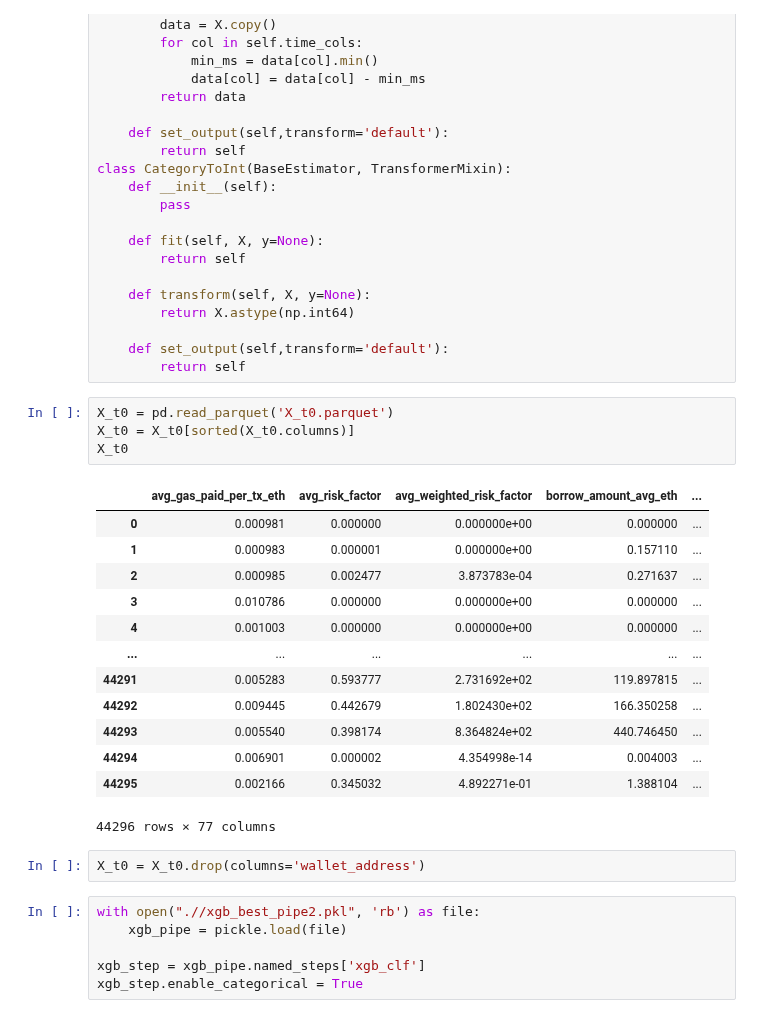
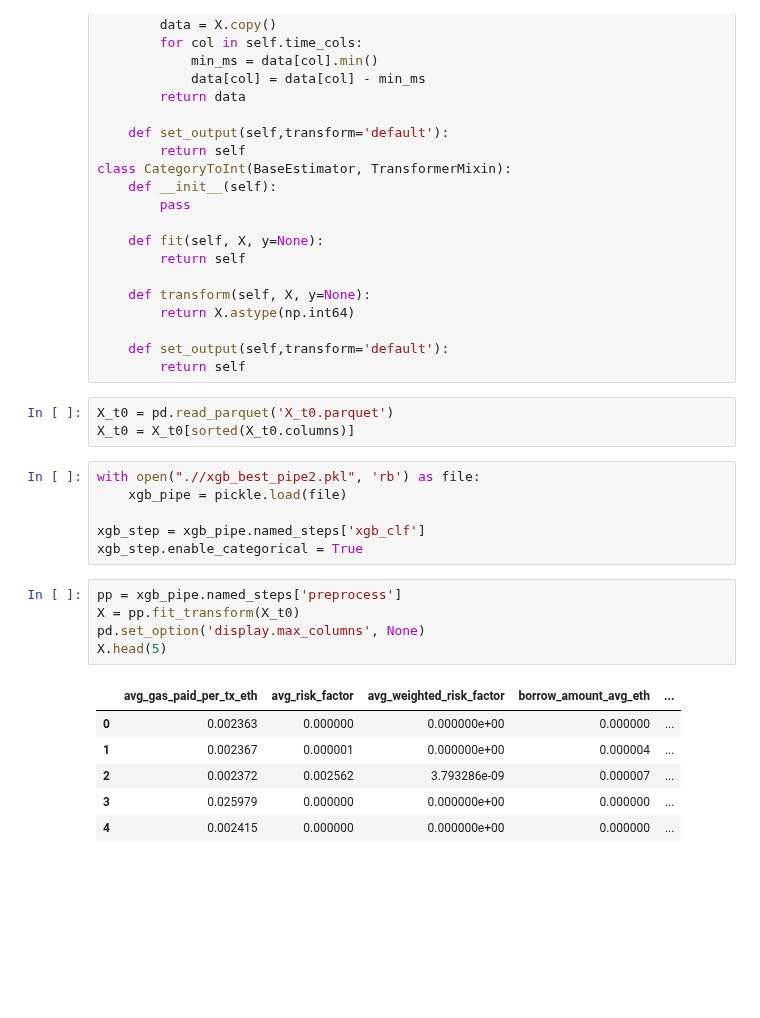
Before and after one commit to carinunez/Labs_MDS, a Jupyter notebook: proyecto_lab/shap.ipynb, the cells around one changed output. Saved outputs shown, nothing was run; the diff lists cells and outputs as text; blank space fills up the shorter version.

```diff
--- a/proyecto_lab/shap.ipynb
+++ b/proyecto_lab/shap.ipynb
@@ -124,28 +124,23 @@ class CategoryToInt(BaseEstimator, TransformerMixin):
 # %%
 X_t0 = pd.read_parquet('X_t0.parquet')
 X_t0 = X_t0[sorted(X_t0.columns)]
-X_t0
-# %% [output]
-|  | avg_gas_paid_per_tx_eth | avg_risk_factor | avg_weighted_risk_factor | borrow_amount_avg_eth | ... |
-| 0 | 0.000981 | 0.000000 | 0.000000e+00 | 0.000000 | ... |
-| 1 | 0.000983 | 0.000001 | 0.000000e+00 | 0.157110 | ... |
-| 2 | 0.000985 | 0.002477 | 3.873783e-04 | 0.271637 | ... |
-| 3 | 0.010786 | 0.000000 | 0.000000e+00 | 0.000000 | ... |
-| 4 | 0.001003 | 0.000000 | 0.000000e+00 | 0.000000 | ... |
-| ... | ... | ... | ... | ... | ... |
-| 44291 | 0.005283 | 0.593777 | 2.731692e+02 | 119.897815 | ... |
-| 44292 | 0.009445 | 0.442679 | 1.802430e+02 | 166.350258 | ... |
-| 44293 | 0.005540 | 0.398174 | 8.364824e+02 | 440.746450 | ... |
-| 44294 | 0.006901 | 0.000002 | 4.354998e-14 | 0.004003 | ... |
-| 44295 | 0.002166 | 0.345032 | 4.892271e-01 | 1.388104 | ... |
-44296 rows × 77 columns
-# %%
-X_t0 = X_t0.drop(columns='wallet_address')
 # %%
 with open(".//xgb_best_pipe2.pkl", 'rb') as file:
     xgb_pipe = pickle.load(file)
 
 xgb_step = xgb_pipe.named_steps['xgb_clf']
 xgb_step.enable_categorical = True
+# %%
+pp = xgb_pipe.named_steps['preprocess']
+X = pp.fit_transform(X_t0)
+pd.set_option('display.max_columns', None)
+X.head(5)
+# %% [output]
+|  | avg_gas_paid_per_tx_eth | avg_risk_factor | avg_weighted_risk_factor | borrow_amount_avg_eth | ... |
+| 0 | 0.002363 | 0.000000 | 0.000000e+00 | 0.000000 | ... |
+| 1 | 0.002367 | 0.000001 | 0.000000e+00 | 0.000004 | ... |
+| 2 | 0.002372 | 0.002562 | 3.793286e-09 | 0.000007 | ... |
+| 3 | 0.025979 | 0.000000 | 0.000000e+00 | 0.000000 | ... |
+| 4 | 0.002415 | 0.000000 | 0.000000e+00 | 0.000000 | ... |
 # %%
 explainer = shap.TreeExplainer(xgb_step)
```
Also changed, not shown: parts of 4 cells of this notebook, 4 other files.
